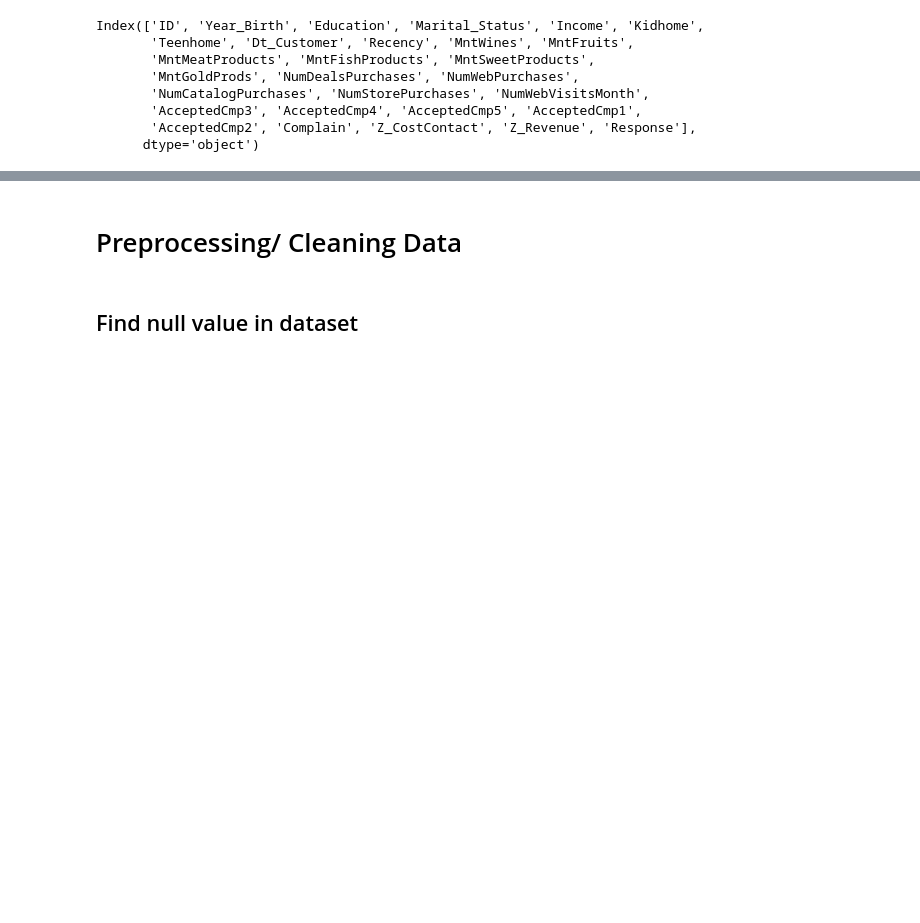
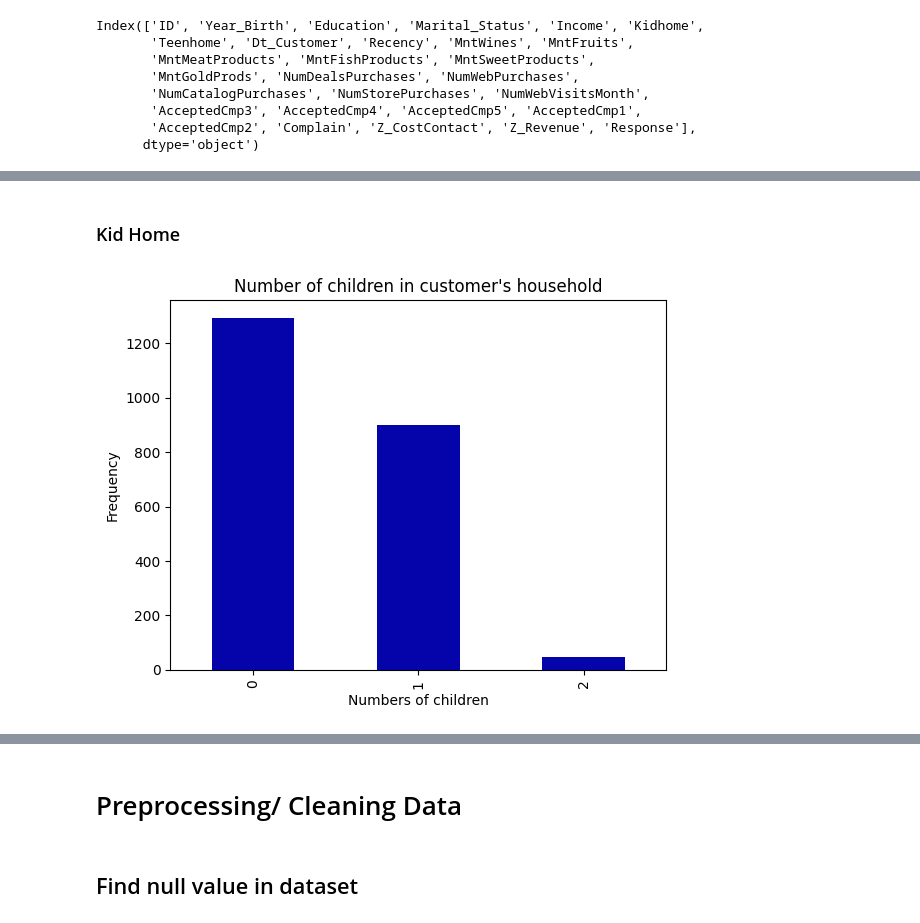
Before and after one commit to NguyenThaiKhoi/Customer-Personality-Analysis-with-PySpark, a Jupyter notebook: Customer_Personality_Analysis_with_PySpark.ipynb, the cells around one changed output, grey strips where cells are left out. Cells and saved outputs as stored; diff of their text form; code cells hidden in the pictures; blank space fills up the shorter version.

```diff
--- a/Customer_Personality_Analysis_with_PySpark.ipynb
+++ b/Customer_Personality_Analysis_with_PySpark.ipynb
@@ -138,0 +95,11 @@ dtype: int64
+# %% [markdown]
+### Kid Home
+# %%
+# Histogram illustrate numbers of children in customer's household
+df["Kidhome"].value_counts().plot(kind="bar", color='#0504aa')
+plt.xlabel('Numbers of children')
+plt.ylabel('Frequency')
+plt.title('Number of children in customer\'s household')
+plt.show()
+# %% [output]
+[figure, added]
```
Also changed, not shown: parts of 78 cells of this notebook.
